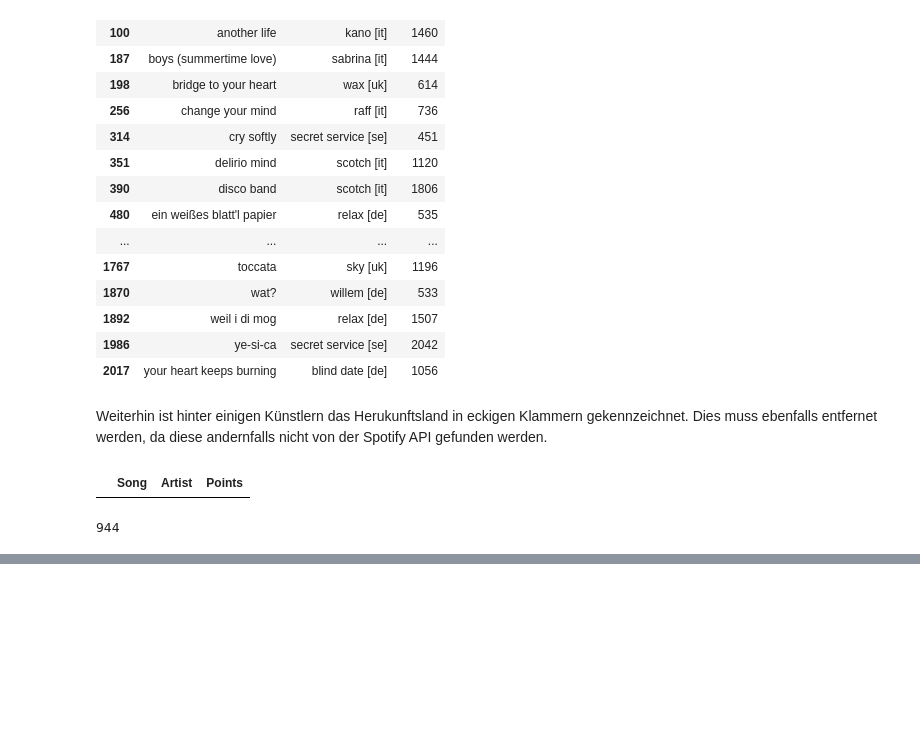
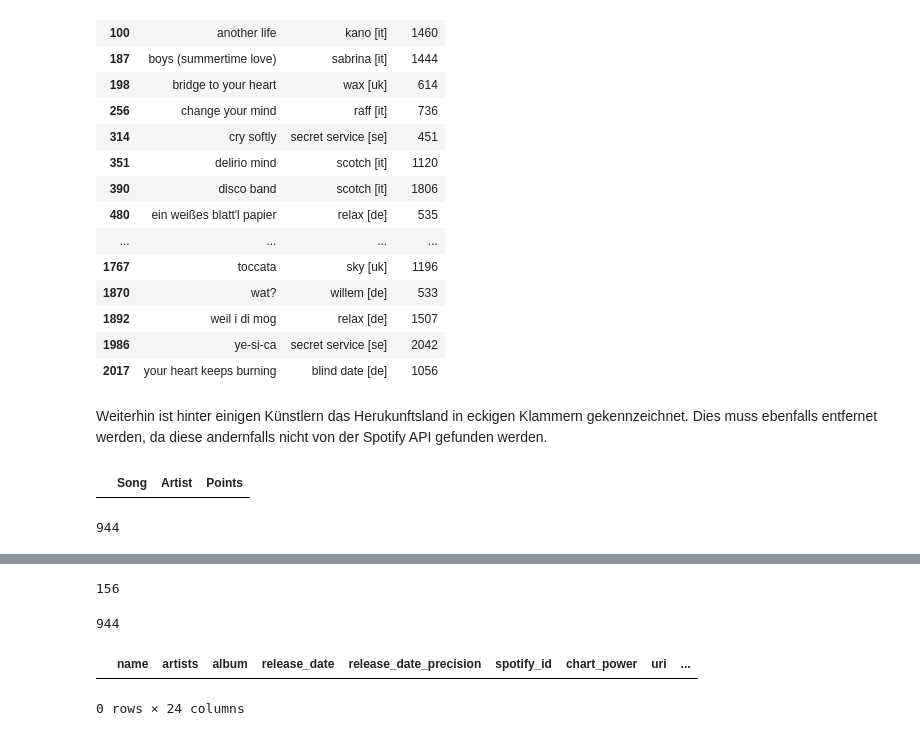
Before and after one commit to Jannis37/80s-recommender, a Jupyter notebook: extra.ipynb, the cells around one changed output, grey strips where cells are left out. Cells and saved outputs as stored; diff of their text form; code cells hidden in the pictures; blank space fills up the shorter version.

```diff
--- a/extra.ipynb
+++ b/extra.ipynb
@@ -784,0 +955,13 @@ with tqdm(total=len(chart_power_df_explode["Artist"].unique())) as pbar:
+# %%
+len(artists_not_found)
+# %% [output]
+156
+# %%
+len(chart_power_df_explode["Artist"].unique())
+# %% [output]
+944
+# %%
+df[df["artists"] == "Caroline Loeb"]
+# %% [output]
+|  | name | artists | album | release_date | release_date_precision | spotify_id | chart_power | uri | ... |
+0 rows × 24 columns
```
Also changed, not shown: parts of 18 cells of this notebook.
